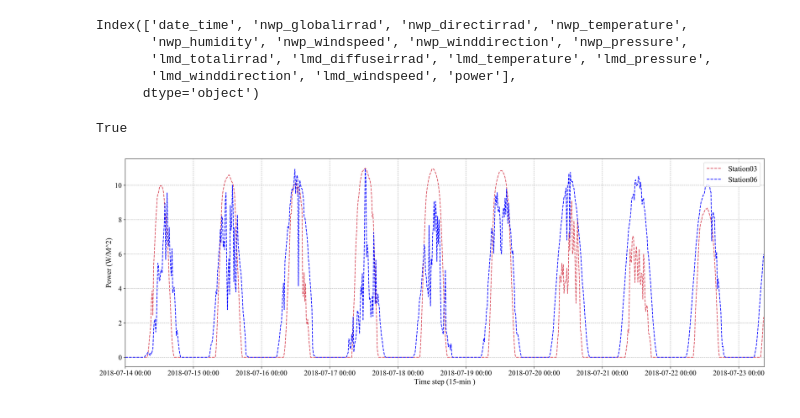
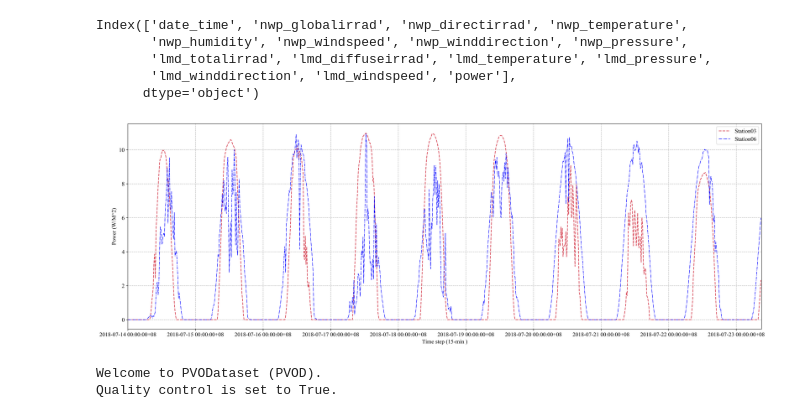
Before and after one commit to yaotc/PVODataset, a Jupyter notebook: src/SampleCode.ipynb, the cells around one changed output. Drawn from its saved outputs; the diff is of its cells as text; code cells hidden in the pictures.

```diff
--- a/src/SampleCode.ipynb
+++ b/src/SampleCode.ipynb
@@ -3,7 +3,7 @@ from pvodataset import PVODataset, UDFClass, QCfunc
 import pandas as pd
 # %%
 # load PV output Dataset
-pvod = PVODataset(path="../datasets/")
+pvod = PVODataset(path="../datasets/",timezone="UTC+8")
 # %% [output]
 Welcome to PVODataset (PVOD).
 # %%
@@ -212,40 +207,42 @@ Index(['date_time', 'nwp_globalirrad', 'nwp_directirrad', 'nwp_temperature',
        'lmd_totalirrad', 'lmd_diffuseirrad', 'lmd_temperature', 'lmd_pressure',
        'lmd_winddirection', 'lmd_windspeed', 'power'],
       dtype='object')
-# %%
-# quality control functions
-qc = QCfunc()
-print(qc.phy(mode='GHI', x=ori_data['lmd_totalirrad'][0], E_0n=ori_data['lmd_diffuseirrad'][0], Z=33))
-# %% [output]
-True
 # %%
 ori_data0 = pvod.read_ori_data(3)
 ori_data2 = pvod.read_ori_data(6)
 start, end = 0, 900
 datet = ori_data2["date_time"][start:end]
 datet = [str(i)[:-3] for i in datet]
 tmp_t = [datet[i] for i in list(range(start,end,96))]
 
 import matplotlib.pyplot as plt
 plt.rc('font',family='Times New Roman')
 plt.figure(figsize=(24,8),dpi=300)
 
-fs = 16
+fs = 12
 
 
 
 line0, = plt.plot(ori_data0["power"][start:end], color='#D94E5D', linestyle='--')
-line1, = plt.plot(ori_data2["power"][start:end], color='blue', linestyle='--')
+line1, = plt.plot(ori_data2["power"][start:end], color='blue', linestyle='-.', linewidth=1)
 
 plt.legend(handles=[line0, line1], labels=['Station03','Station06'], loc='upper right',fontsize=fs)
 plt.xticks(list(range(start,end,96)), tmp_t)
+# plt.ylim(0.5,1)
+
 plt.grid(ls='--')
 plt.xlim(0,end)
-plt.yticks(size = fs-1)
-plt.xticks(size = fs-1)
+plt.yticks(size = fs)
+plt.xticks(size = fs)
 plt.ylabel('Power (W/M^2)',fontsize=fs)
 plt.xlabel('Time step (15-min )',fontsize=fs)
-plt.savefig('./powersample.png',bbox_inches='tight')
+plt.savefig('./power.pdf',bbox_inches='tight',format='pdf')
 plt.show()
 # %% [output]
-[figure, old version]
+[figure, new version]
+# %%
+# load PV output Dataset after QC
+pvod2 = PVODataset(path="../datasets/",timezone="UTC+8", qc=True)
+# %% [output]
+Welcome to PVODataset (PVOD).
+Quality control is set to True.
```
Also changed, not shown: parts of 6 cells of this notebook, 6 other files.
